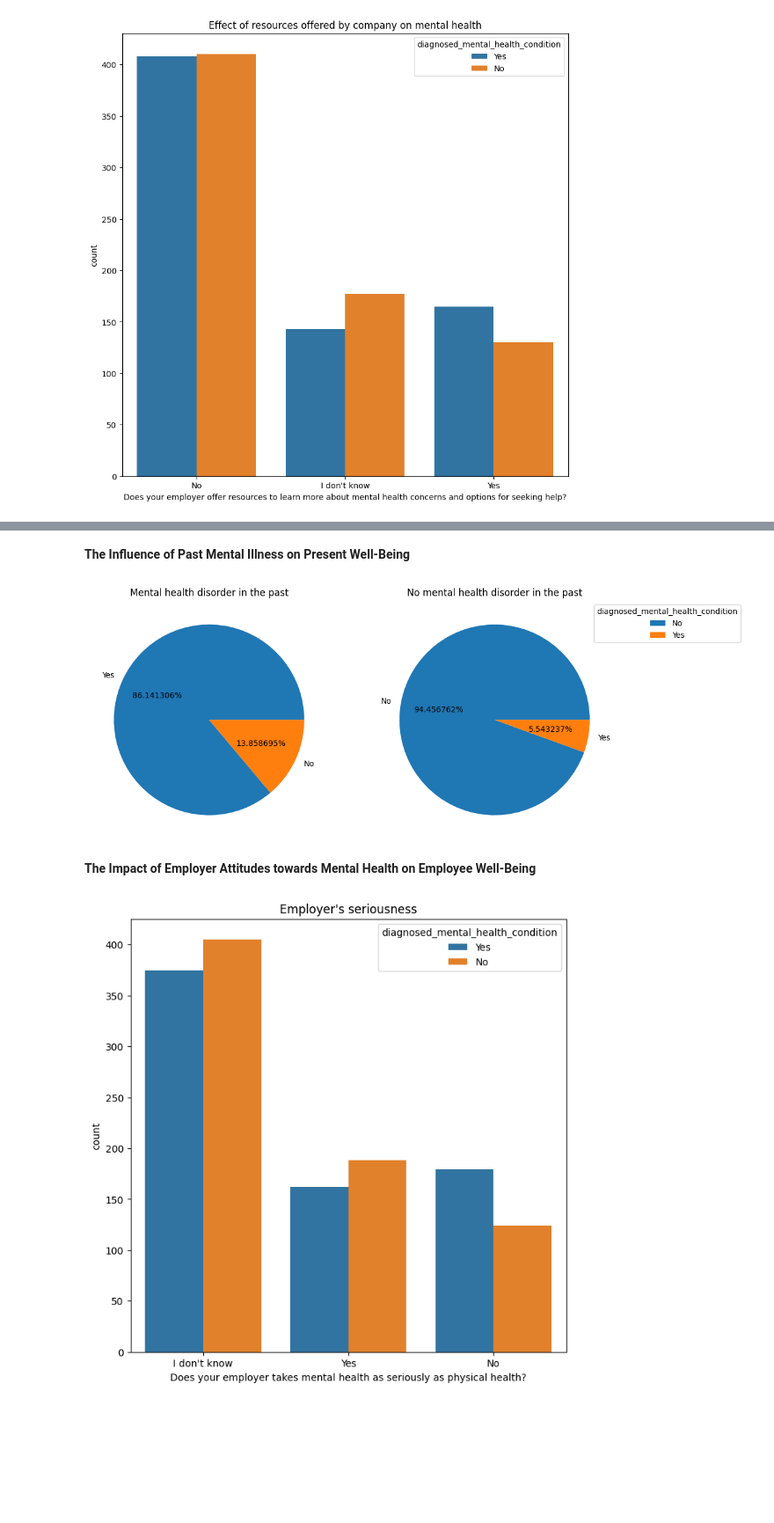
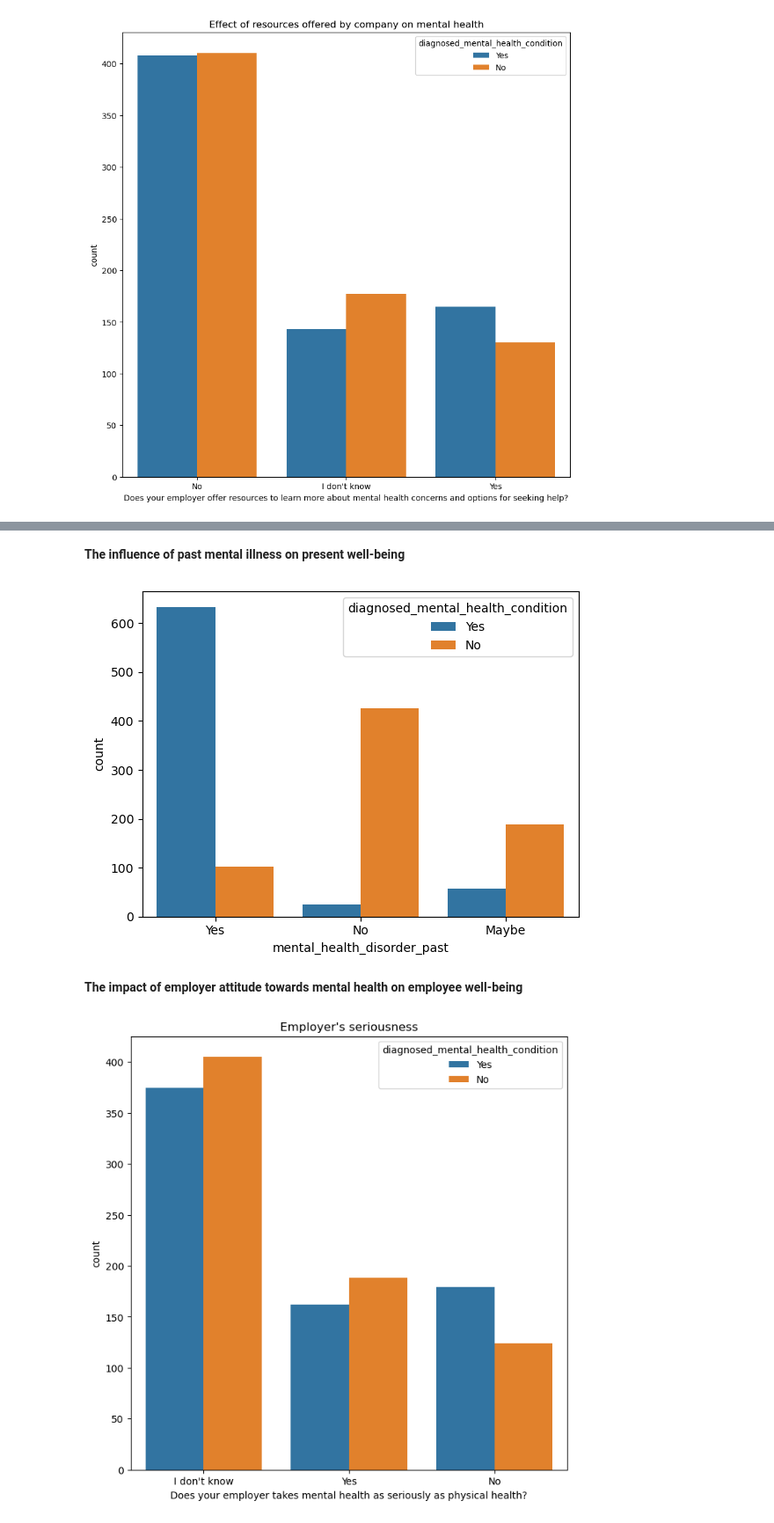
Before and after one commit to anirhc/50.039-deep-learning-project, a Jupyter notebook: Notebook.ipynb, the cells around one changed output, grey strips where cells are left out. Shown: that part at 88% size. Saved outputs shown, nothing was run; the diff lists cells and outputs as text; code cells hidden in the pictures; blank space fills up the shorter version.

```diff
--- a/Notebook.ipynb
+++ b/Notebook.ipynb
@@ -391,26 +376,12 @@ plt.savefig('outputs/family_history.png')
 # %% [markdown]
-**The Influence of Past Mental Illness on Present Well-Being**
+**The influence of past mental illness on present well-being**
 # %%
-plt.figure(figsize=(12,12))
-plt.subplot(1,2,1)
-plt.title("Mental health disorder in the past")
-plt.pie(df[df.mental_health_disorder_past=='Yes']['diagnosed_mental_health_condition'].value_counts(),
-       autopct='%1f%%',radius=1,
-       labels=df[df.mental_health_disorder_past=='Yes']['diagnosed_mental_health_condition'].value_counts().index)
-
-plt.subplot(1,2,2)
-plt.title("No mental health disorder in the past")
-plt.pie(df[df.mental_health_disorder_past=='No']['diagnosed_mental_health_condition'].value_counts(),
-       autopct='%1f%%',radius=1,
-       labels=df[df.mental_health_disorder_past=='No']['diagnosed_mental_health_condition'].value_counts().index)
-plt.legend(title="diagnosed_mental_health_condition", bbox_to_anchor=(0.90, 1.0))
-
-
-plt.savefig('outputs/previous_mental health_illness.png', bbox_inches = 'tight')
+sns.countplot(x="mental_health_disorder_past", hue="diagnosed_mental_health_condition", data=df)
+plt.savefig('outputs/previous_mental_health_illness.png')
 # %% [output]
-[figure, old version]
+[figure, new version]
 # %% [markdown]
-**The Impact of Employer Attitudes towards Mental Health on Employee Well-Being**
+**The impact of employer attitude towards mental health on employee well-being**
 # %%
 plt.figure(figsize=(8,8))
 sns.countplot(data=df,x='employer_take_mental_health_seriously',hue='diagnosed_mental_health_condition')
```
Also changed, not shown: parts of 9 cells of this notebook, 8 other files.
